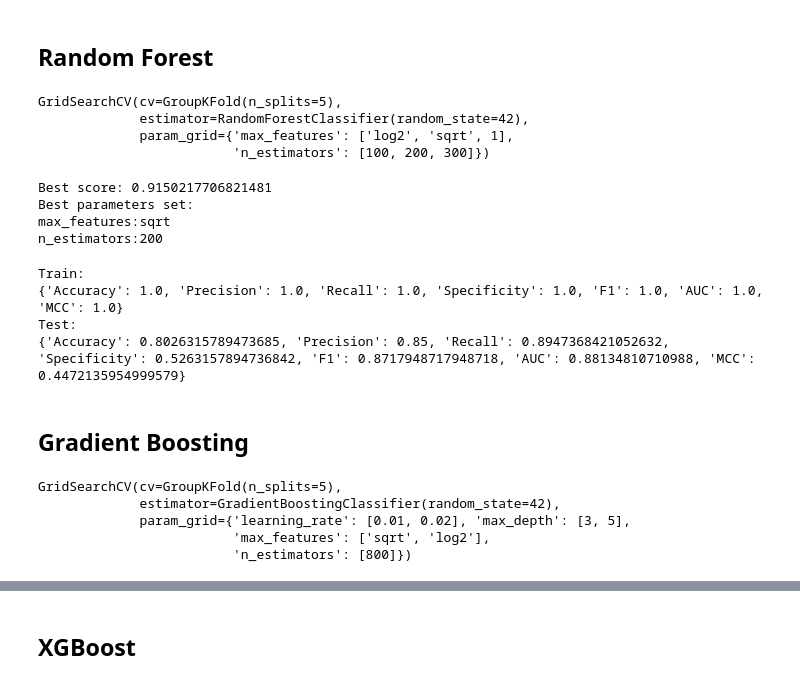
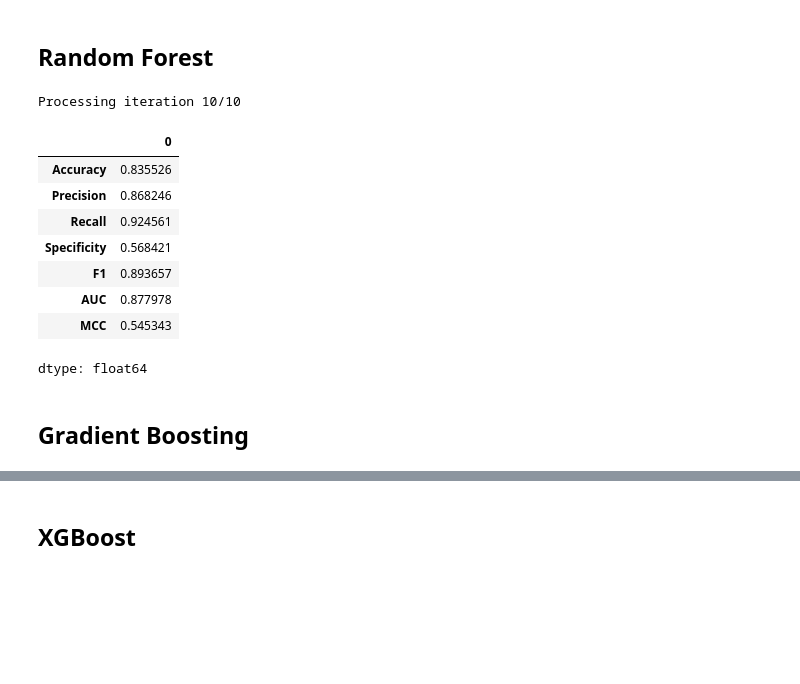
Before and after one commit to Durixas/Parkinson-s-Disease-Prediction-Code-and-Data-Repository, a Jupyter notebook: post_agg.ipynb, the cells around one changed output, grey strips where cells are left out. Cells and saved outputs as stored; diff of their text form; code cells hidden in the pictures; blank space fills up the shorter version.

```diff
--- a/post_agg.ipynb
+++ b/post_agg.ipynb
@@ -324,30 +282,2 @@ df_test_result3 = pd.concat([df_test_result3, pd.DataFrame(res_dt_test3, index=[
 # %% [markdown]
 ## Random Forest
-# %%
-params = {
-    'n_estimators': [100, 200, 300],
-    'max_features': ['log2', 'sqrt', 1]
-}
-group_kfold = GroupKFold(n_splits=5)
-grid_rf = GridSearchCV(RandomForestClassifier(random_state=42), params, cv=group_kfold)
-grid_rf.fit(X_train, y_train, groups=groups)
-# %% [output]
-GridSearchCV(cv=GroupKFold(n_splits=5),
-             estimator=RandomForestClassifier(random_state=42),
-             param_grid={'max_features': ['log2', 'sqrt', 1],
-                         'n_estimators': [100, 200, 300]})
-# %%
-print_grid_search(grid_rf)
-# %% [output]
-Best score: 0.9150217706821481
-Best parameters set:
-max_features:sqrt
-n_estimators:200
-# %%
-best_rf = grid_rf.best_estimator_
-res_rf_train3, res_rf_test3 = get_results3(best_rf)
-# %% [output]
-Train:
-{'Accuracy': 1.0, 'Precision': 1.0, 'Recall': 1.0, 'Specificity': 1.0, 'F1': 1.0, 'AUC': 1.0, 'MCC': 1.0}
-Test:
-{'Accuracy': 0.8026315789473685, 'Precision': 0.85, 'Recall': 0.8947368421052632, 'Specificity': 0.5263157894736842, 'F1': 0.8717948717948718, 'AUC': 0.88134810710988, 'MCC': 0.4472135954999579}
@@ -357,18 +284,32 @@ df_test_result3 = pd.concat([df_test_result3, pd.DataFrame(res_rf_test3, index=[
+# %%
+params = {
+    'n_estimators': [100, 200, 300],
+    'max_features': ['log2', 'sqrt', 1]
+}
+
+results = defaultdict(list)
+
+for i in range(10):
+    print(f"\rProcessing iteration {i+1}/10", end='', flush=True)
+    metrics = grid_search(i, RandomForestClassifier(random_state=42), params)
+    for key, value in metrics.items():
+        results[key].append(value)
+
+results = dict(results)
+summary['Random Forest'] = results
+# %% [output]
+Processing iteration 10/10
+# %%
+pd.DataFrame(summary['Random Forest']).mean()
+# %% [output]
+|  | 0 |
+| Accuracy | 0.835526 |
+| Precision | 0.868246 |
+| Recall | 0.924561 |
+| Specificity | 0.568421 |
+| F1 | 0.893657 |
+| AUC | 0.877978 |
+| MCC | 0.545343 |
+dtype: float64
 # %% [markdown]
 ## Gradient Boosting
-# %%
-params = {
-    'n_estimators': [800],
-    'learning_rate': [0.01, 0.02],
-    'max_depth': [3, 5],
-    'max_features': ['sqrt', 'log2']
-}
-group_kfold = GroupKFold(n_splits=5)
-grid_gb = GridSearchCV(GradientBoostingClassifier(random_state=42), params, cv=group_kfold)
-grid_gb.fit(X_train, y_train, groups=groups)
-# %% [output]
-GridSearchCV(cv=GroupKFold(n_splits=5),
-             estimator=GradientBoostingClassifier(random_state=42),
-             param_grid={'learning_rate': [0.01, 0.02], 'max_depth': [3, 5],
-                         'max_features': ['sqrt', 'log2'],
-                         'n_estimators': [800]})
```
Also changed, not shown: parts of 78 cells of this notebook.
